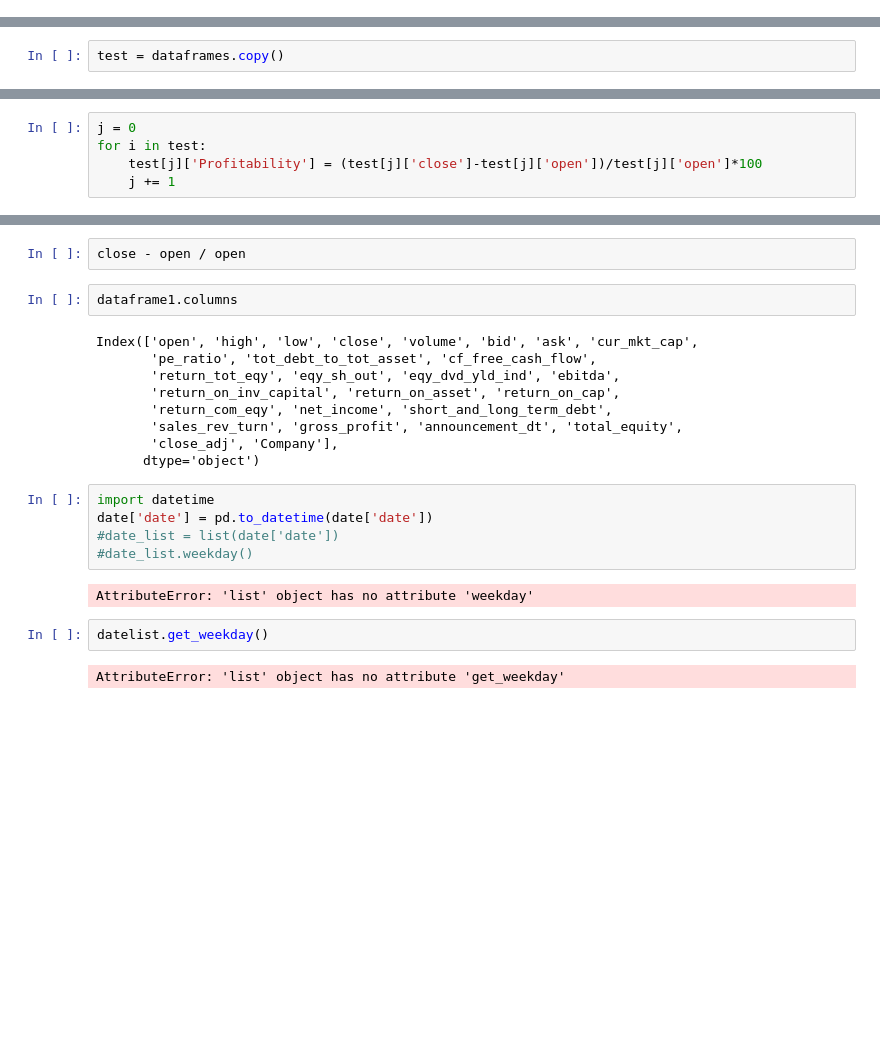
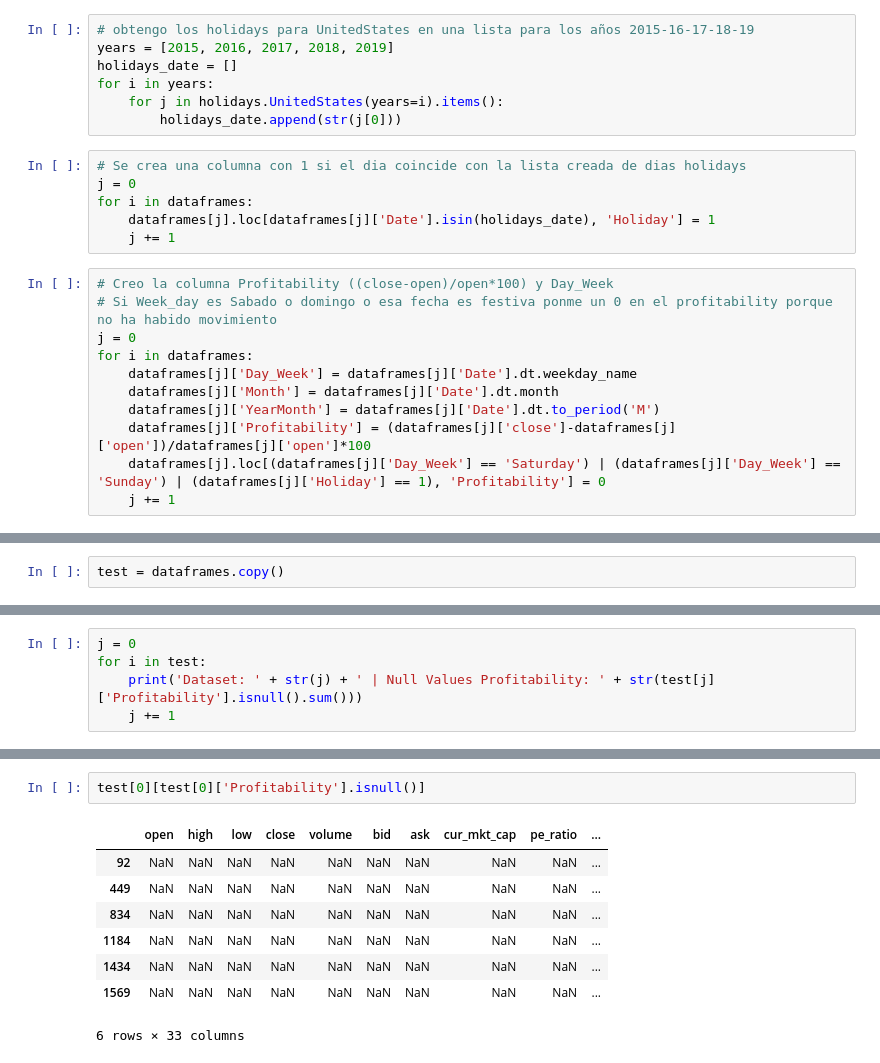
Before and after one commit to jorgecamino-code/TFM_Mbit, a Jupyter notebook: sp500.ipynb, the cells around one changed output, grey strips where cells are left out. Cells and saved outputs as stored; diff of their text form; blank space fills up the shorter version.

```diff
--- a/sp500.ipynb
+++ b/sp500.ipynb
@@ -99,5 +131,29 @@ See the caveats in the documentation: http://pandas.pydata.org/pandas-docs/stabl
 # Crear una variable para cada dataframe
 # for i, val in enumerate(dataframes):
 #     globals()["dataframe_Sep_%d"%i] = val
+# %%
+# obtengo los holidays para UnitedStates en una lista para los años 2015-16-17-18-19
+years = [2015, 2016, 2017, 2018, 2019]
+holidays_date = []
+for i in years:
+    for j in holidays.UnitedStates(years=i).items():
+        holidays_date.append(str(j[0]))
+# %%
+# Se crea una columna con 1 si el dia coincide con la lista creada de dias holidays
+j = 0
+for i in dataframes:
+    dataframes[j].loc[dataframes[j]['Date'].isin(holidays_date), 'Holiday'] = 1
+    j += 1
+# %%
+# Creo la columna Profitability ((close-open)/open*100) y Day_Week
+# Si Week_day es Sabado o domingo o esa fecha es festiva ponme un 0 en el profitability porque no ha habido movimiento
+j = 0
+for i in dataframes:
+    dataframes[j]['Day_Week'] = dataframes[j]['Date'].dt.weekday_name
+    dataframes[j]['Month'] = dataframes[j]['Date'].dt.month
+    dataframes[j]['YearMonth'] = dataframes[j]['Date'].dt.to_period('M')
+    dataframes[j]['Profitability'] = (dataframes[j]['close']-dataframes[j]['open'])/dataframes[j]['open']*100
+    dataframes[j].loc[(dataframes[j]['Day_Week'] == 'Saturday') | (dataframes[j]['Day_Week'] == 'Sunday') | (dataframes[j]['Holiday'] == 1), 'Profitability'] = 0
+    j += 1
 # %% [markdown]
 # **TODO BIEEEEEENNNN**
@@ -117,6 +173,6 @@ for i in test:
 # %%
 j = 0
 for i in test:
-    test[j]['Profitability'] = (test[j]['close']-test[j]['open'])/test[j]['open']*100
+    print('Dataset: ' + str(j) + ' | Null Values Profitability: ' + str(test[j]['Profitability'].isnull().sum()))
     j += 1
 # %% [output]
@@ -149,25 +196,12 @@ test[0].tail(500)
-# %%
-close - open / open
-# %%
-dataframe1.columns
-# %% [output]
-Index(['open', 'high', 'low', 'close', 'volume', 'bid', 'ask', 'cur_mkt_cap',
-       'pe_ratio', 'tot_debt_to_tot_asset', 'cf_free_cash_flow',
-       'return_tot_eqy', 'eqy_sh_out', 'eqy_dvd_yld_ind', 'ebitda',
-       'return_on_inv_capital', 'return_on_asset', 'return_on_cap',
-       'return_com_eqy', 'net_income', 'short_and_long_term_debt',
-       'sales_rev_turn', 'gross_profit', 'announcement_dt', 'total_equity',
-       'close_adj', 'Company'],
-      dtype='object')
-# %%
-import datetime
-date['date'] = pd.to_datetime(date['date'])
-#date_list = list(date['date'])
-#date_list.weekday()
-# %% [output]
-AttributeError: 'list' object has no attribute 'weekday'
-# %%
-datelist.get_weekday()
-# %% [output]
-AttributeError: 'list' object has no attribute 'get_weekday'
+# %%
+test[0][test[0]['Profitability'].isnull()]
+# %% [output]
+|  | open | high | low | close | volume | bid | ask | cur_mkt_cap | pe_ratio | ... |
+| 92 | NaN | NaN | NaN | NaN | NaN | NaN | NaN | NaN | NaN | ... |
+| 449 | NaN | NaN | NaN | NaN | NaN | NaN | NaN | NaN | NaN | ... |
+| 834 | NaN | NaN | NaN | NaN | NaN | NaN | NaN | NaN | NaN | ... |
+| 1184 | NaN | NaN | NaN | NaN | NaN | NaN | NaN | NaN | NaN | ... |
+| 1434 | NaN | NaN | NaN | NaN | NaN | NaN | NaN | NaN | NaN | ... |
+| 1569 | NaN | NaN | NaN | NaN | NaN | NaN | NaN | NaN | NaN | ... |
+6 rows × 33 columns
 # %% [markdown]
```
Also changed, not shown: parts of 17 cells of this notebook.
